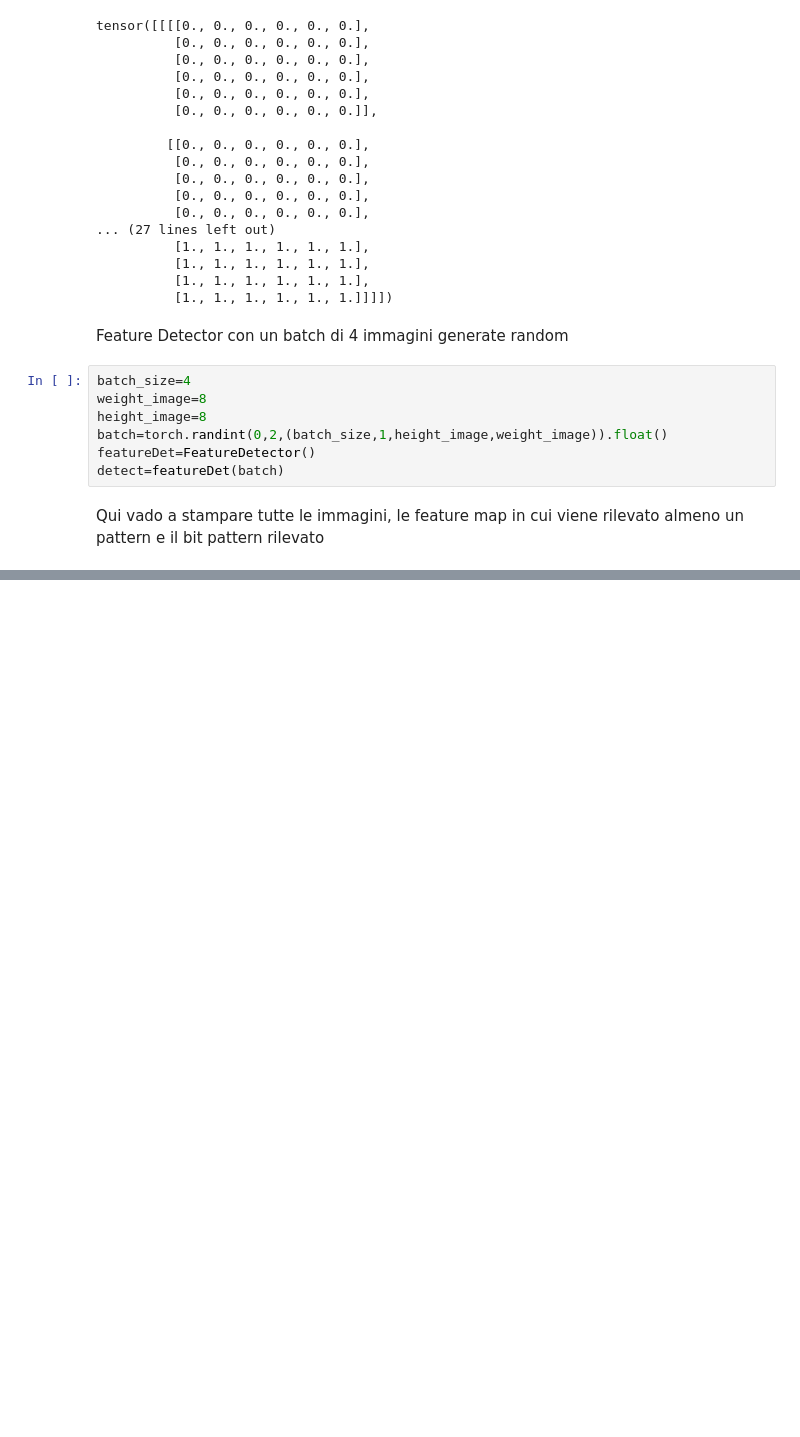
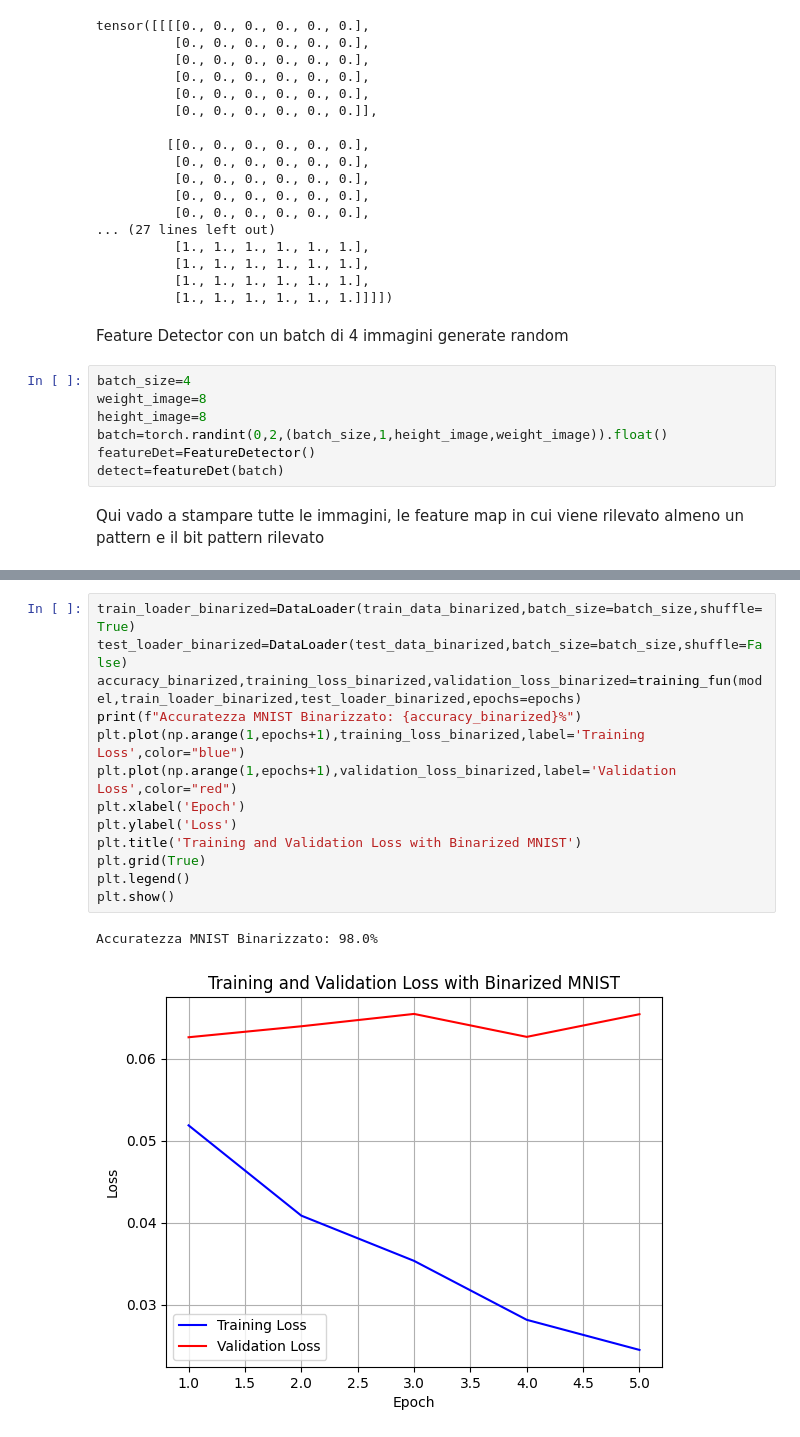
Before and after one commit to AlfonsoUnifi/ProgettoTesiPatternRecognition, a Jupyter notebook: FeatureDetector1.ipynb, the cells around one changed output, grey strips where cells are left out. Cells and saved outputs as stored; diff of their text form; blank space fills up the shorter version.

```diff
--- a/FeatureDetector1.ipynb
+++ b/FeatureDetector1.ipynb
@@ -159,0 +468,16 @@ tensor([[1., 1., 1.],
+# %%
+train_loader_binarized=DataLoader(train_data_binarized,batch_size=batch_size,shuffle=True)
+test_loader_binarized=DataLoader(test_data_binarized,batch_size=batch_size,shuffle=False)
+accuracy_binarized,training_loss_binarized,validation_loss_binarized=training_fun(model,train_loader_binarized,test_loader_binarized,epochs=epochs)
+print(f"Accuratezza MNIST Binarizzato: {accuracy_binarized}%")
+plt.plot(np.arange(1,epochs+1),training_loss_binarized,label='Training Loss',color="blue")
+plt.plot(np.arange(1,epochs+1),validation_loss_binarized,label='Validation Loss',color="red")
+plt.xlabel('Epoch')
+plt.ylabel('Loss')
+plt.title('Training and Validation Loss with Binarized MNIST')
+plt.grid(True)
+plt.legend()
+plt.show()
+# %% [output]
+Accuratezza MNIST Binarizzato: 98.0%
+[figure, added]
```
Also changed, not shown: parts of 26 cells of this notebook.
